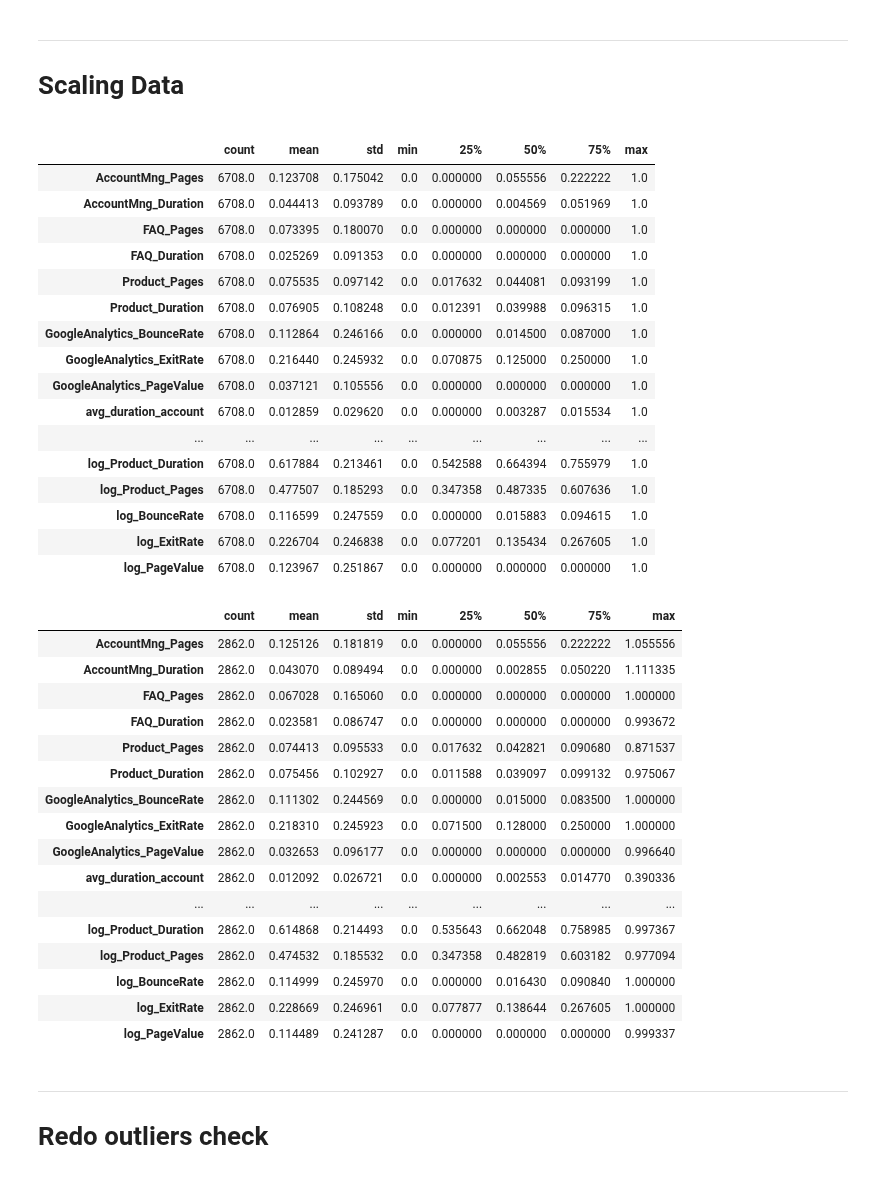
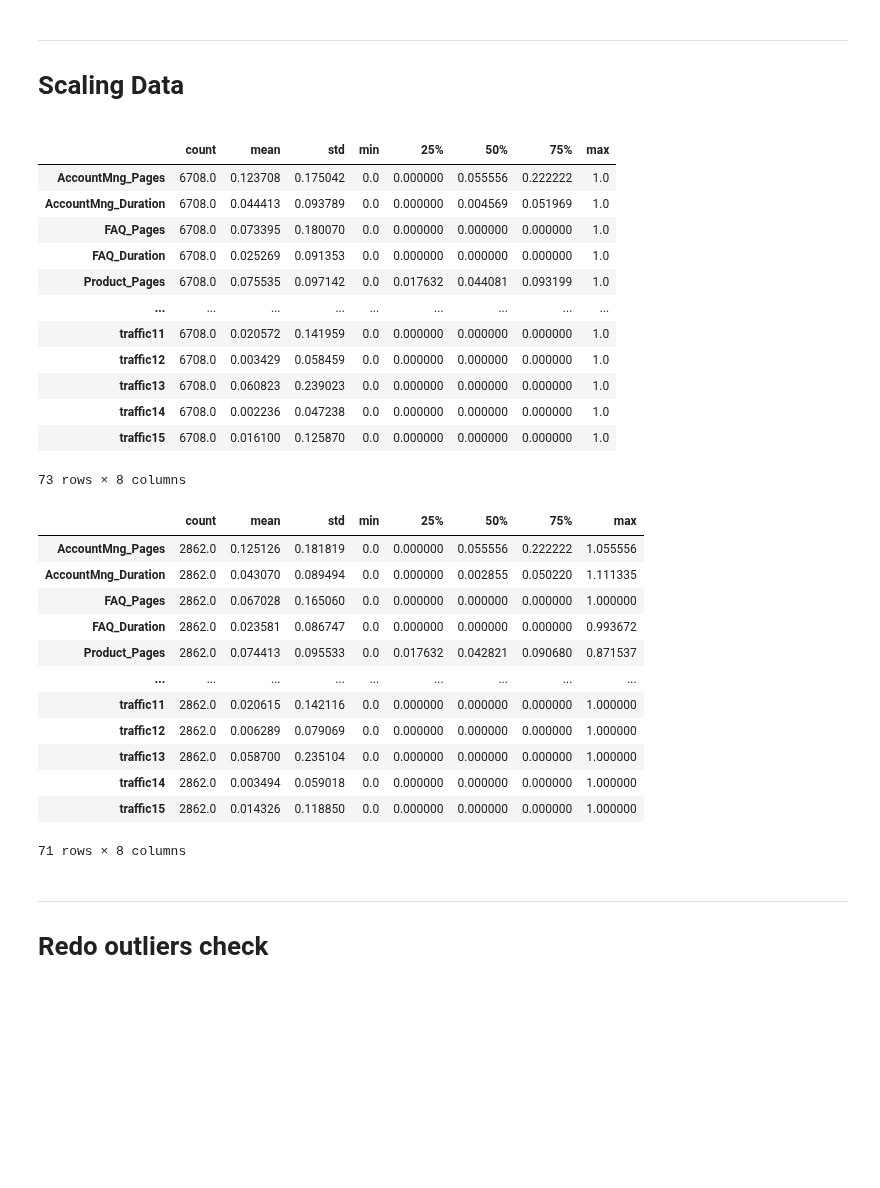
Before and after one commit to filipacarreira/MachineLearningProject, a Jupyter notebook: techscape-ecommerce/main_withchanges.ipynb, the cells around one changed output. Saved outputs shown, nothing was run; the diff lists cells and outputs as text; code cells hidden in the pictures; blank space fills up the shorter version.

```diff
--- a/techscape-ecommerce/main_withchanges.ipynb
+++ b/techscape-ecommerce/main_withchanges.ipynb
@@ -928,9 +740,9 @@ scaler = MinMaxScaler().fit(X_train_eng_num)
 X_train_eng_num_scaled_min = scaler.transform(X_train_eng_num)
 
 # Convert the array to a pandas dataframe
-X_train_num_min = pd.DataFrame(X_train_eng_num_scaled_min, columns = X_train_eng_num.columns).set_index(X_train_eng_num.index)
-X_train_num_min.head(3)
-X_train_num_min.describe().T
+X_train_eng[X_train_eng_num.columns] = pd.DataFrame(X_train_eng_num_scaled_min, columns = X_train_eng_num.columns).set_index(X_train_eng_num.index)
+
+X_train_eng.describe().T
 # %% [output]
 |  | count | mean | std | min | 25% | 50% | 75% | max |
 | AccountMng_Pages | 6708.0 | 0.123708 | 0.175042 | 0.0 | 0.000000 | 0.055556 | 0.222222 | 1.0 |
@@ -938,39 +750,31 @@ X_train_num_min.describe().T
 | FAQ_Pages | 6708.0 | 0.073395 | 0.180070 | 0.0 | 0.000000 | 0.000000 | 0.000000 | 1.0 |
 | FAQ_Duration | 6708.0 | 0.025269 | 0.091353 | 0.0 | 0.000000 | 0.000000 | 0.000000 | 1.0 |
 | Product_Pages | 6708.0 | 0.075535 | 0.097142 | 0.0 | 0.017632 | 0.044081 | 0.093199 | 1.0 |
-| Product_Duration | 6708.0 | 0.076905 | 0.108248 | 0.0 | 0.012391 | 0.039988 | 0.096315 | 1.0 |
-| GoogleAnalytics_BounceRate | 6708.0 | 0.112864 | 0.246166 | 0.0 | 0.000000 | 0.014500 | 0.087000 | 1.0 |
-| GoogleAnalytics_ExitRate | 6708.0 | 0.216440 | 0.245932 | 0.0 | 0.070875 | 0.125000 | 0.250000 | 1.0 |
-| GoogleAnalytics_PageValue | 6708.0 | 0.037121 | 0.105556 | 0.0 | 0.000000 | 0.000000 | 0.000000 | 1.0 |
-| avg_duration_account | 6708.0 | 0.012859 | 0.029620 | 0.0 | 0.000000 | 0.003287 | 0.015534 | 1.0 |
 | ... | ... | ... | ... | ... | ... | ... | ... | ... |
-| log_Product_Duration | 6708.0 | 0.617884 | 0.213461 | 0.0 | 0.542588 | 0.664394 | 0.755979 | 1.0 |
-| log_Product_Pages | 6708.0 | 0.477507 | 0.185293 | 0.0 | 0.347358 | 0.487335 | 0.607636 | 1.0 |
-| log_BounceRate | 6708.0 | 0.116599 | 0.247559 | 0.0 | 0.000000 | 0.015883 | 0.094615 | 1.0 |
-| log_ExitRate | 6708.0 | 0.226704 | 0.246838 | 0.0 | 0.077201 | 0.135434 | 0.267605 | 1.0 |
-| log_PageValue | 6708.0 | 0.123967 | 0.251867 | 0.0 | 0.000000 | 0.000000 | 0.000000 | 1.0 |
+| traffic11 | 6708.0 | 0.020572 | 0.141959 | 0.0 | 0.000000 | 0.000000 | 0.000000 | 1.0 |
+| traffic12 | 6708.0 | 0.003429 | 0.058459 | 0.0 | 0.000000 | 0.000000 | 0.000000 | 1.0 |
+| traffic13 | 6708.0 | 0.060823 | 0.239023 | 0.0 | 0.000000 | 0.000000 | 0.000000 | 1.0 |
+| traffic14 | 6708.0 | 0.002236 | 0.047238 | 0.0 | 0.000000 | 0.000000 | 0.000000 | 1.0 |
+| traffic15 | 6708.0 | 0.016100 | 0.125870 | 0.0 | 0.000000 | 0.000000 | 0.000000 | 1.0 |
+73 rows × 8 columns
 # %%
 X_val_num_scaled = scaler.transform(X_val_eng_num)
-X_val_num_min = pd.DataFrame(X_val_num_scaled, columns = X_val_eng_num.columns).set_index(X_val_eng_num.index)
-X_val_num_min.describe().T
+X_val_eng[X_val_eng_num.columns] = pd.DataFrame(X_val_num_scaled, columns = X_val_eng_num.columns).set_index(X_val_eng_num.index)
+X_val_eng.describe().T
 # %% [output]
 |  | count | mean | std | min | 25% | 50% | 75% | max |
 | AccountMng_Pages | 2862.0 | 0.125126 | 0.181819 | 0.0 | 0.000000 | 0.055556 | 0.222222 | 1.055556 |
 | AccountMng_Duration | 2862.0 | 0.043070 | 0.089494 | 0.0 | 0.000000 | 0.002855 | 0.050220 | 1.111335 |
 | FAQ_Pages | 2862.0 | 0.067028 | 0.165060 | 0.0 | 0.000000 | 0.000000 | 0.000000 | 1.000000 |
 | FAQ_Duration | 2862.0 | 0.023581 | 0.086747 | 0.0 | 0.000000 | 0.000000 | 0.000000 | 0.993672 |
 | Product_Pages | 2862.0 | 0.074413 | 0.095533 | 0.0 | 0.017632 | 0.042821 | 0.090680 | 0.871537 |
-| Product_Duration | 2862.0 | 0.075456 | 0.102927 | 0.0 | 0.011588 | 0.039097 | 0.099132 | 0.975067 |
-| GoogleAnalytics_BounceRate | 2862.0 | 0.111302 | 0.244569 | 0.0 | 0.000000 | 0.015000 | 0.083500 | 1.000000 |
-| GoogleAnalytics_ExitRate | 2862.0 | 0.218310 | 0.245923 | 0.0 | 0.071500 | 0.128000 | 0.250000 | 1.000000 |
-| GoogleAnalytics_PageValue | 2862.0 | 0.032653 | 0.096177 | 0.0 | 0.000000 | 0.000000 | 0.000000 | 0.996640 |
-| avg_duration_account | 2862.0 | 0.012092 | 0.026721 | 0.0 | 0.000000 | 0.002553 | 0.014770 | 0.390336 |
 | ... | ... | ... | ... | ... | ... | ... | ... | ... |
-| log_Product_Duration | 2862.0 | 0.614868 | 0.214493 | 0.0 | 0.535643 | 0.662048 | 0.758985 | 0.997367 |
-| log_Product_Pages | 2862.0 | 0.474532 | 0.185532 | 0.0 | 0.347358 | 0.482819 | 0.603182 | 0.977094 |
-| log_BounceRate | 2862.0 | 0.114999 | 0.245970 | 0.0 | 0.000000 | 0.016430 | 0.090840 | 1.000000 |
-| log_ExitRate | 2862.0 | 0.228669 | 0.246961 | 0.0 | 0.077877 | 0.138644 | 0.267605 | 1.000000 |
-| log_PageValue | 2862.0 | 0.114489 | 0.241287 | 0.0 | 0.000000 | 0.000000 | 0.000000 | 0.999337 |
+| traffic11 | 2862.0 | 0.020615 | 0.142116 | 0.0 | 0.000000 | 0.000000 | 0.000000 | 1.000000 |
+| traffic12 | 2862.0 | 0.006289 | 0.079069 | 0.0 | 0.000000 | 0.000000 | 0.000000 | 1.000000 |
+| traffic13 | 2862.0 | 0.058700 | 0.235104 | 0.0 | 0.000000 | 0.000000 | 0.000000 | 1.000000 |
+| traffic14 | 2862.0 | 0.003494 | 0.059018 | 0.0 | 0.000000 | 0.000000 | 0.000000 | 1.000000 |
+| traffic15 | 2862.0 | 0.014326 | 0.118850 | 0.0 | 0.000000 | 0.000000 | 0.000000 | 1.000000 |
+71 rows × 8 columns
 # %%
 # from sklearn.preprocessing import RobustScaler
 
```
Also changed, not shown: parts of 47 cells of this notebook, 1 other file.
